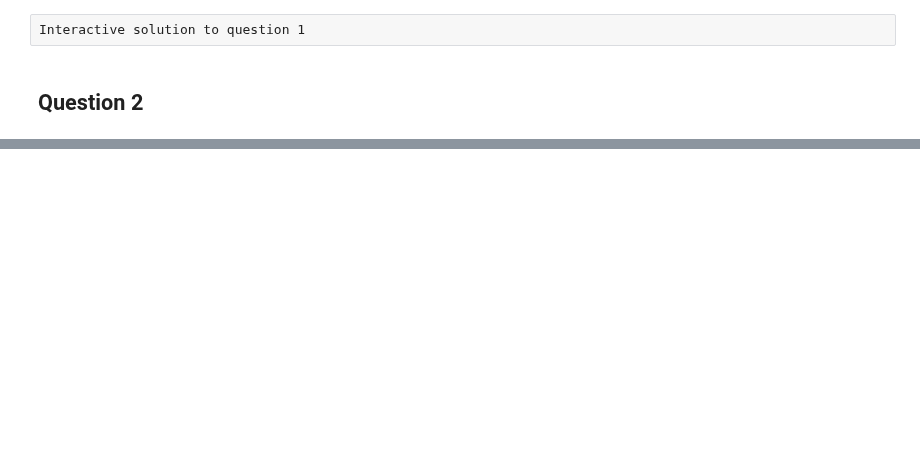
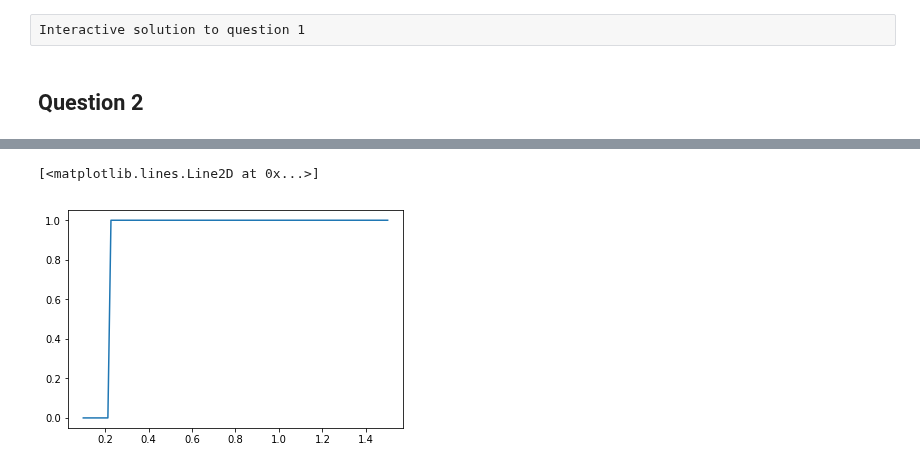
Before and after one commit to NumEconCopenhagen/projects-2019-al, a Jupyter notebook: examproject/August.ipynb, the cells around one changed output, grey strips where cells are left out. Drawn from its saved outputs; the diff is of its cells as text; code cells hidden in the pictures; blank space fills up the shorter version.

```diff
--- a/examproject/August.ipynb
+++ b/examproject/August.ipynb
@@ -200,0 +219,5 @@ h_vec = np.linspace(0.1,1.5,100)
+# %%
+plt.plot(h_vec,willwork)
+# %% [output]
+[<matplotlib.lines.Line2D at 0x...>]
+[figure, added]
```
Also changed, not shown: parts of 16 cells of this notebook, 1 other file.
